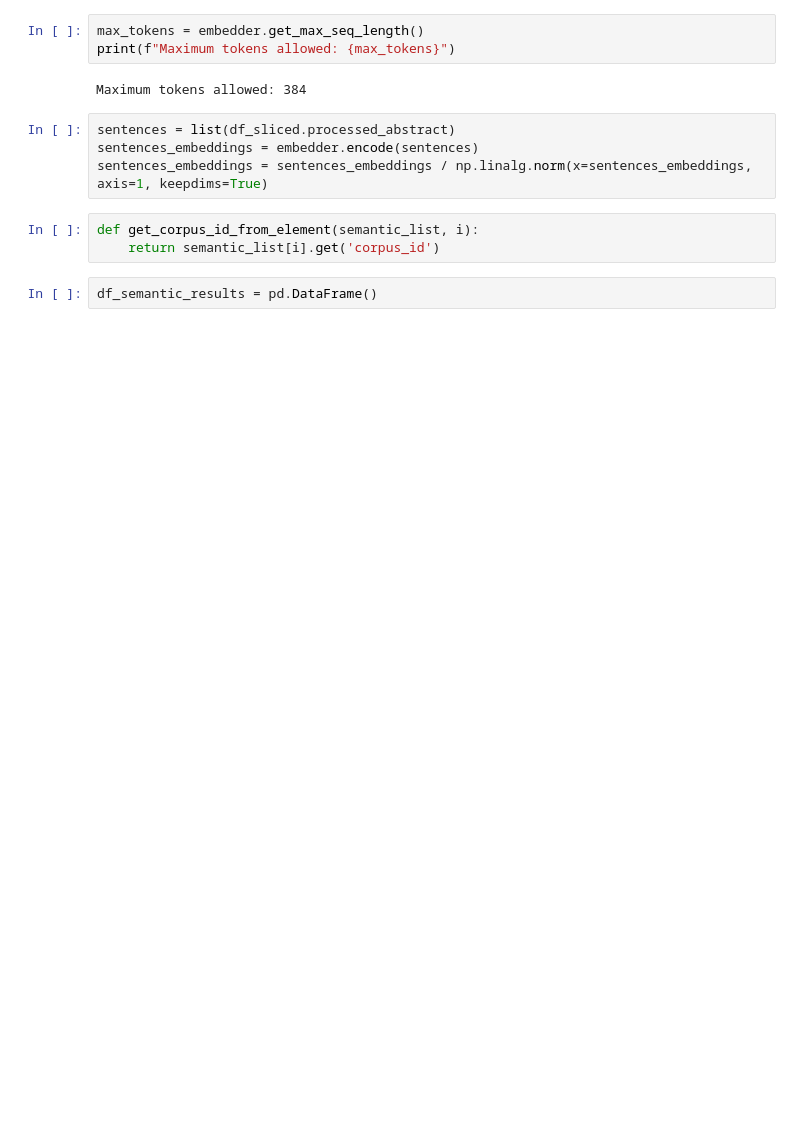
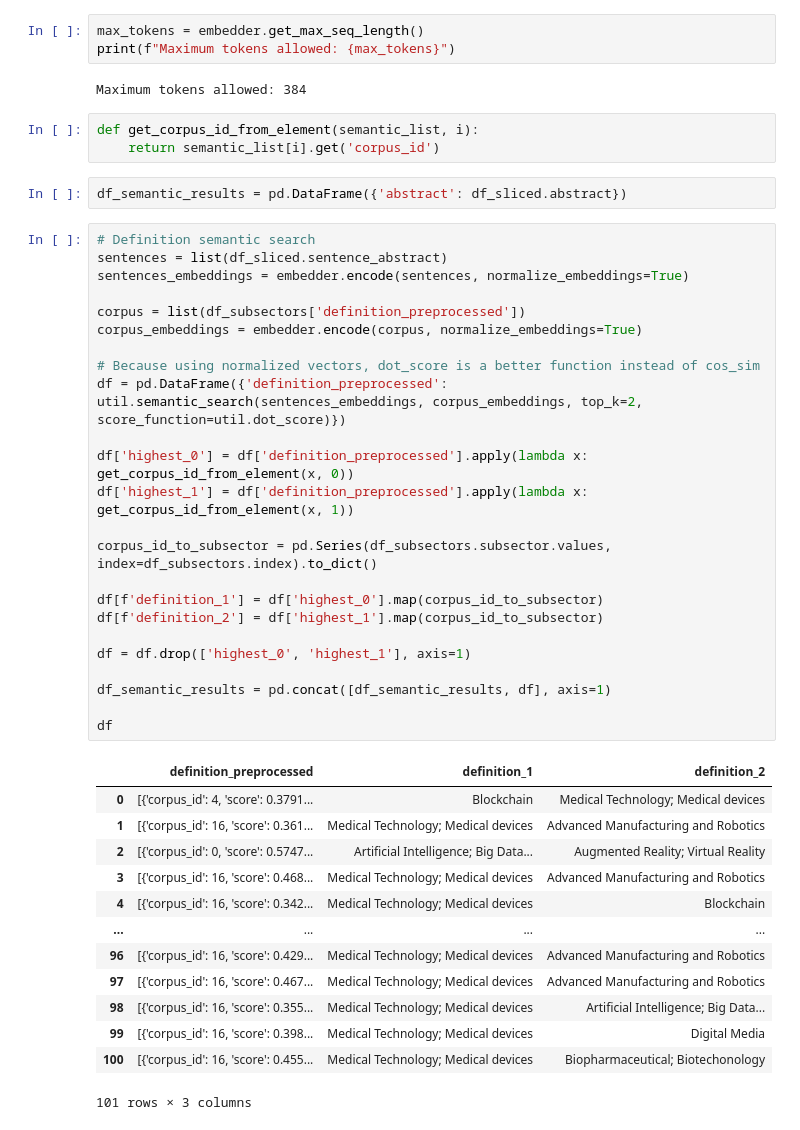
Before and after one commit to tseronni/genome, a Jupyter notebook: notebooks/semantic_search_with_deep_learning.ipynb, the cells around one changed output. Saved outputs shown, nothing was run; the diff lists cells and outputs as text; blank space fills up the shorter version.

```diff
--- a/notebooks/semantic_search_with_deep_learning.ipynb
+++ b/notebooks/semantic_search_with_deep_learning.ipynb
@@ -65,12 +89,46 @@ max_tokens = embedder.get_max_seq_length()
 print(f"Maximum tokens allowed: {max_tokens}")
 # %% [output]
 Maximum tokens allowed: 384
+# %%
+def get_corpus_id_from_element(semantic_list, i):
+    return semantic_list[i].get('corpus_id')
+# %%
+df_semantic_results = pd.DataFrame({'abstract': df_sliced.abstract})
 # %%
-sentences = list(df_sliced.processed_abstract)
-sentences_embeddings = embedder.encode(sentences)
-sentences_embeddings = sentences_embeddings / np.linalg.norm(x=sentences_embeddings, axis=1, keepdims=True)
+# Definition semantic search
+sentences = list(df_sliced.sentence_abstract)
+sentences_embeddings = embedder.encode(sentences, normalize_embeddings=True)
+
+corpus = list(df_subsectors['definition_preprocessed'])
+corpus_embeddings = embedder.encode(corpus, normalize_embeddings=True)
+
+# Because using normalized vectors, dot_score is a better function instead of cos_sim
+df = pd.DataFrame({'definition_preprocessed': util.semantic_search(sentences_embeddings, corpus_embeddings, top_k=2, score_function=util.dot_score)})
+
+df['highest_0'] = df['definition_preprocessed'].apply(lambda x: get_corpus_id_from_element(x, 0))
+df['highest_1'] = df['definition_preprocessed'].apply(lambda x: get_corpus_id_from_element(x, 1))
+
+corpus_id_to_subsector = pd.Series(df_subsectors.subsector.values, index=df_subsectors.index).to_dict()
+
+df[f'definition_1'] = df['highest_0'].map(corpus_id_to_subsector)
+df[f'definition_2'] = df['highest_1'].map(corpus_id_to_subsector)
+
+df = df.drop(['highest_0', 'highest_1'], axis=1)
+
+df_semantic_results = pd.concat([df_semantic_results, df], axis=1)
+
+df
+# %% [output]
+|  | definition_preprocessed | definition_1 | definition_2 |
+| 0 | [{'corpus_id': 4, 'score': 0.3791... | Blockchain | Medical Technology; Medical devices |
+| 1 | [{'corpus_id': 16, 'score': 0.361... | Medical Technology; Medical devices | Advanced Manufacturing and Robotics |
+| 2 | [{'corpus_id': 0, 'score': 0.5747... | Artificial Intelligence; Big Data... | Augmented Reality; Virtual Reality |
+| 3 | [{'corpus_id': 16, 'score': 0.468... | Medical Technology; Medical devices | Advanced Manufacturing and Robotics |
+| 4 | [{'corpus_id': 16, 'score': 0.342... | Medical Technology; Medical devices | Blockchain |
+| ... | ... | ... | ... |
+| 96 | [{'corpus_id': 16, 'score': 0.429... | Medical Technology; Medical devices | Advanced Manufacturing and Robotics |
+| 97 | [{'corpus_id': 16, 'score': 0.467... | Medical Technology; Medical devices | Advanced Manufacturing and Robotics |
+| 98 | [{'corpus_id': 16, 'score': 0.355... | Medical Technology; Medical devices | Artificial Intelligence; Big Data... |
+| 99 | [{'corpus_id': 16, 'score': 0.398... | Medical Technology; Medical devices | Digital Media |
+| 100 | [{'corpus_id': 16, 'score': 0.455... | Medical Technology; Medical devices | Biopharmaceutical; Biotechonology |
+101 rows × 3 columns
-# %%
-def get_corpus_id_from_element(semantic_list, i):
-    return semantic_list[i].get('corpus_id')
-# %%
-df_semantic_results = pd.DataFrame()
```
Also changed, not shown: parts of 9 cells of this notebook, 3 other files.
